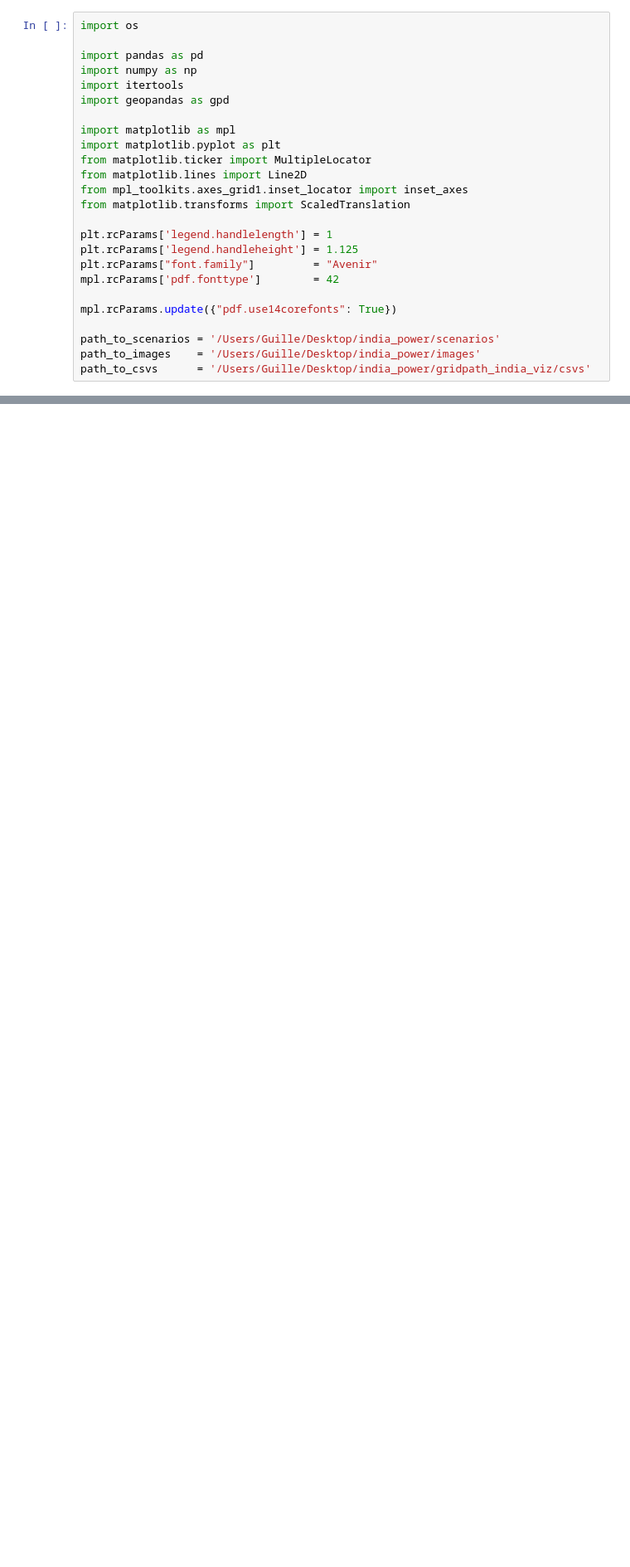
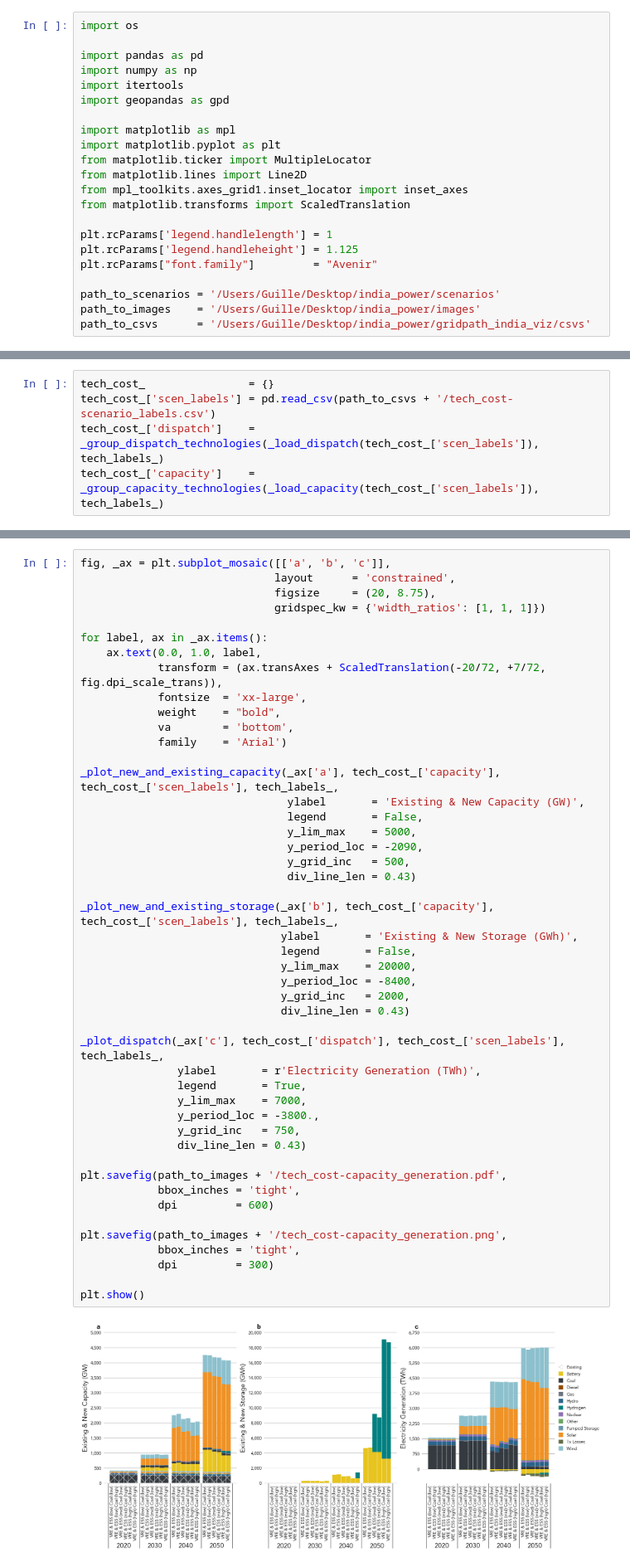
Before and after one commit to cetlab-ucsb/gridpath_india_viz, a Jupyter notebook: software/system_level-capacity_generation.ipynb, the cells around one changed output, grey strips where cells are left out. Shown: that part at 83% size. Drawn from its saved outputs; the diff is of its cells as text; blank space fills up the shorter version.

```diff
--- a/software/system_level-capacity_generation.ipynb
+++ b/software/system_level-capacity_generation.ipynb
@@ -16,9 +16,6 @@ from matplotlib.transforms import ScaledTranslation
 plt.rcParams['legend.handlelength'] = 1
 plt.rcParams['legend.handleheight'] = 1.125
 plt.rcParams["font.family"]         = "Avenir"
-mpl.rcParams['pdf.fonttype']        = 42
-
-mpl.rcParams.update({"pdf.use14corefonts": True})
 
 path_to_scenarios = '/Users/Guille/Desktop/india_power/scenarios'
 path_to_images    = '/Users/Guille/Desktop/india_power/images'
@@ -1072,0 +1103,5 @@ tech_labels_ = pd.read_csv(path_to_csvs + '/technology_labels.csv')
+# %%
+tech_cost_                = {}
+tech_cost_['scen_labels'] = pd.read_csv(path_to_csvs + '/tech_cost-scenario_labels.csv')
+tech_cost_['dispatch']    = _group_dispatch_technologies(_load_dispatch(tech_cost_['scen_labels']), tech_labels_)
+tech_cost_['capacity']    = _group_capacity_technologies(_load_capacity(tech_cost_['scen_labels']), tech_labels_)
@@ -1072,0 +1121,49 @@ tech_labels_ = pd.read_csv(path_to_csvs + '/technology_labels.csv')
+# %%
+fig, _ax = plt.subplot_mosaic([['a', 'b', 'c']],
+                              layout      = 'constrained',
+                              figsize     = (20, 8.75),
+                              gridspec_kw = {'width_ratios': [1, 1, 1]})
+
+for label, ax in _ax.items():
+    ax.text(0.0, 1.0, label,
+            transform = (ax.transAxes + ScaledTranslation(-20/72, +7/72, fig.dpi_scale_trans)),
+            fontsize  = 'xx-large',
+            weight    = "bold",
+            va        = 'bottom',
+            family    = 'Arial')
+
+_plot_new_and_existing_capacity(_ax['a'], tech_cost_['capacity'], tech_cost_['scen_labels'], tech_labels_,
+                                ylabel       = 'Existing & New Capacity (GW)',
+                                legend       = False,
+                                y_lim_max    = 5000,
+                                y_period_loc = -2090,
+                                y_grid_inc   = 500,
+                                div_line_len = 0.43)
+
+_plot_new_and_existing_storage(_ax['b'], tech_cost_['capacity'], tech_cost_['scen_labels'], tech_labels_,
+                               ylabel       = 'Existing & New Storage (GWh)',
+                               legend       = False,
+                               y_lim_max    = 20000,
+                               y_period_loc = -8400,
+                               y_grid_inc   = 2000,
+                               div_line_len = 0.43)
+
+_plot_dispatch(_ax['c'], tech_cost_['dispatch'], tech_cost_['scen_labels'], tech_labels_,
+               ylabel       = r'Electricity Generation (TWh)',
+               legend       = True,
+               y_lim_max    = 7000,
+               y_period_loc = -3800.,
+               y_grid_inc   = 750,
+               div_line_len = 0.43)
+
+plt.savefig(path_to_images + '/tech_cost-capacity_generation.pdf',
+            bbox_inches = 'tight',
+            dpi         = 600)
+
+plt.savefig(path_to_images + '/tech_cost-capacity_generation.png',
+            bbox_inches = 'tight',
+            dpi         = 300)
+
+plt.show()
+# %% [output]
+[figure, added]
```
Also changed, not shown: parts of 13 cells of this notebook, 6 other files.
